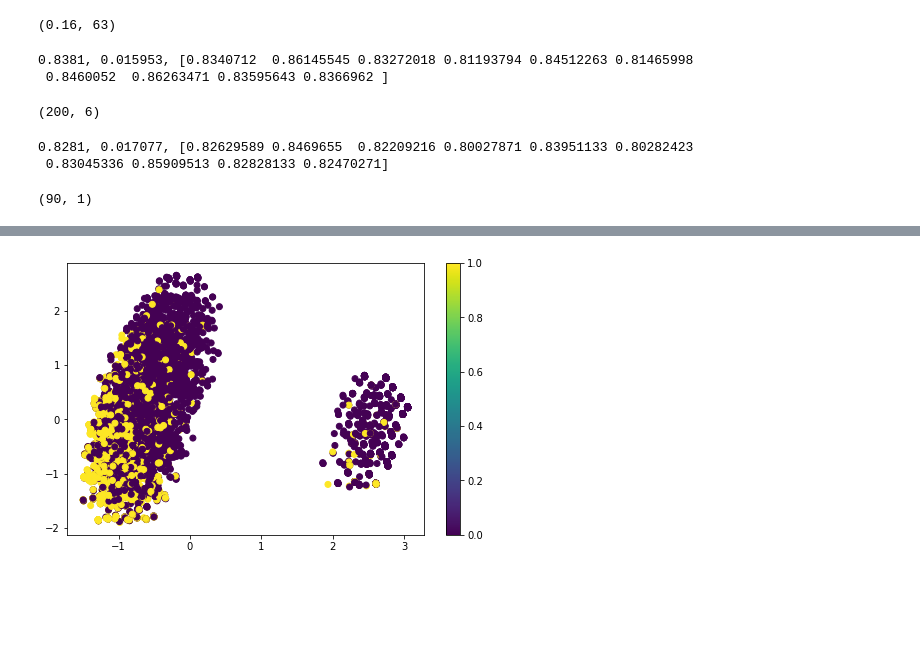
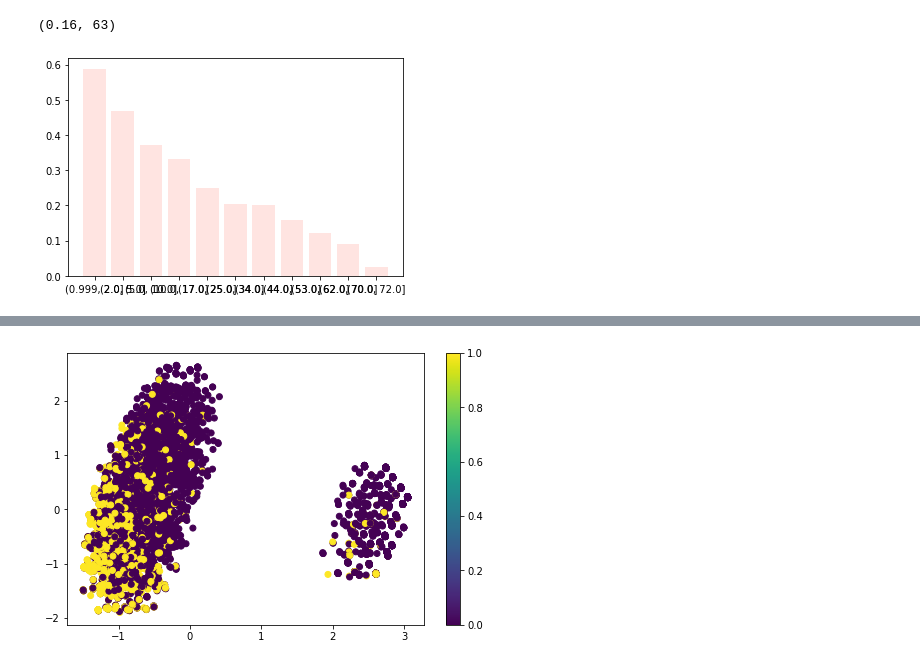
Before and after one commit to MitrofanovDmitry/study, a Jupyter notebook: practice/60 customer churn (dls)/3.ipynb, the cells around one changed output, grey strips where cells are left out. Drawn from its saved outputs; the diff is of its cells as text; code cells hidden in the pictures; blank space fills up the shorter version.

```diff
--- a/practice/60 customer churn (dls)/3.ipynb
+++ b/practice/60 customer churn (dls)/3.ipynb
@@ -219,69 +290,3 @@ params = cv.best_estimator_.get_params()
 params['learning_rate'], params['num_trees']
 # %% [output]
 (0.16, 63)
-# %%
-def prepare_data(data):
-    data['ClientPeriodG'] = pd.cut(data['ClientPeriod'], bins=[-1,0,2,5,10,17,25,33,43,53,62,70,72,100]).astype(str)
-    data['MonthlySpendingG'] = pd.cut(data['MonthlySpending'], bins=np.arange(17.5,125,5)).astype(str)
-    return data
-
-test_data = prepare_data(pd.read_csv('./test.csv'))
-train_data = prepare_data(pd.read_csv('./train.csv'))
-
-num_cols_ = []
-cat_cols_ = cat_cols + ['ClientPeriodG','MonthlySpendingG']
-num_tran, cat_tran = StandardScaler(), OneHotEncoder(handle_unknown='ignore')
-preprocessor = ColumnTransformer([('cat', cat_tran, cat_cols_), ('num', num_tran, num_cols_)])
-classifier = RandomForestClassifier(n_estimators=200, max_depth=6, criterion='entropy')
-model = Pipeline([('pre', preprocessor), ('clf', classifier)])
-s = cross_val_score(model, train_data[cat_cols_ + num_cols_], train_data[target_col], scoring='roc_auc', cv=StratifiedKFold(10))
-print(f'{s.mean():.4f}, {s.std():.6f}, {s}')
-
-model.fit(train_data[cat_cols_ + num_cols_], train_data[target_col])
-submission = pd.read_csv('./submission.csv')
-submission['Churn'] = model.predict_proba(test_data[cat_cols_ + num_cols_])[:,1]
-submission.to_csv('./my_submission.csv', index=False)
-# %% [output]
-0.8381, 0.015953, [0.8340712  0.86145545 0.83272018 0.81193794 0.84512263 0.81465998
- 0.8460052  0.86263471 0.83595643 0.8366962 ]
-# %%
-grid = {'clf__n_estimators':[100,200],'clf__max_depth':[5,6,7]}
-cv = GridSearchCV(model, grid, scoring='roc_auc', cv=StratifiedKFold(10))
-cv.fit(train_data[cat_cols_], train_data[target_col])
-params = cv.best_estimator_.get_params()
-params['clf__n_estimators'], params['clf__max_depth']
-# %% [output]
-(200, 6)
-# %%
-def prepare_data(data):
-    data['ClientPeriodG'] = pd.cut(data['ClientPeriod'], bins=[-1,0,2,5,10,17,25,33,43,53,62,70,72,100]).astype(str)
-    data['MonthlySpendingG'] = pd.cut(data['MonthlySpending'], bins=np.arange(17.5,125,5)).astype(str)
-    return data
-
-test_data = prepare_data(pd.read_csv('./test.csv'))
-train_data = prepare_data(pd.read_csv('./train.csv'))
-
-num_cols_ = []
-cat_cols_ = cat_cols + ['ClientPeriodG','MonthlySpendingG']
-num_tran, cat_tran = StandardScaler(), OneHotEncoder(handle_unknown='ignore')
-preprocessor = ColumnTransformer([('cat', cat_tran, cat_cols_), ('num', num_tran, num_cols_)])
-classifier = KNeighborsClassifier(n_neighbors=90, leaf_size=1, p=1)
-model = Pipeline([('pre', preprocessor), ('clf', classifier)])
-s = cross_val_score(model, train_data[cat_cols_ + num_cols_], train_data[target_col], scoring='roc_auc', cv=StratifiedKFold(10))
-print(f'{s.mean():.4f}, {s.std():.6f}, {s}')
-
-model.fit(train_data[cat_cols_ + num_cols_], train_data[target_col])
-submission = pd.read_csv('./submission.csv')
-submission['Churn'] = model.predict_proba(test_data[cat_cols_ + num_cols_])[:,1]
-submission.to_csv('./my_submission.csv', index=False)
-# %% [output]
-0.8281, 0.017077, [0.82629589 0.8469655  0.82209216 0.80027871 0.83951133 0.80282423
- 0.83045336 0.85909513 0.82828133 0.82470271]
-# %%
-grid = {'clf__n_neighbors':range(50,100,5), 'clf__leaf_size':range(1,50,5), 'clf__p':[1,2]}
-cv = GridSearchCV(model, grid, scoring='roc_auc', cv=StratifiedKFold(10))
-cv.fit(train_data[cat_cols_ + num_cols_], train_data[target_col])
-params = cv.best_estimator_.get_params()
-params['clf__n_neighbors'], params['clf__leaf_size'], params['clf__p']
-# %% [output]
-(90, 1)
@@ -287,0 +298,8 @@ params['clf__n_neighbors'], params['clf__leaf_size'], params['clf__p']
+# %%
+data = pd.read_csv('./train.csv')
+data['ClientPeriod'] = data.groupby('HasContractPhone')['ClientPeriod'].apply(lambda x: x.replace(0, stats.mode(x)[0][0]))
+data['ClientPeriodG'] = pd.qcut(data['ClientPeriod'], 11)
+cnt = data.groupby('ClientPeriodG')['Churn'].mean()
+plt.bar(cnt.index.astype(str), cnt.values, color='mistyrose');
+# %% [output]
+[figure, added]
```
Also changed, not shown: parts of 21 cells of this notebook, 4 other files.
